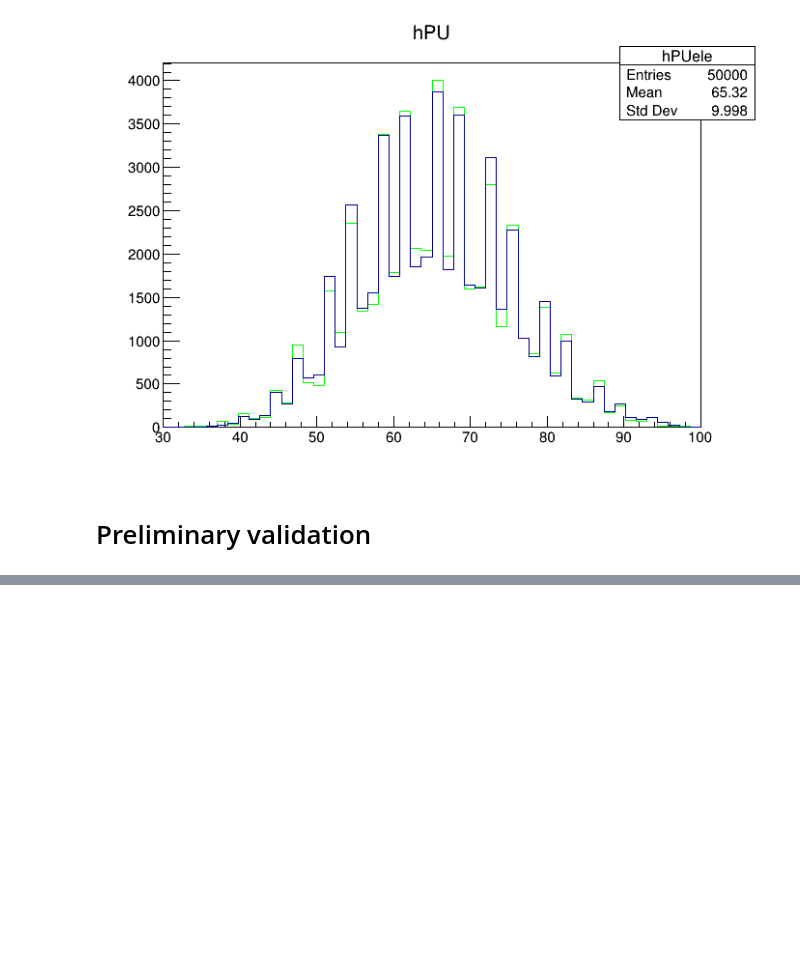
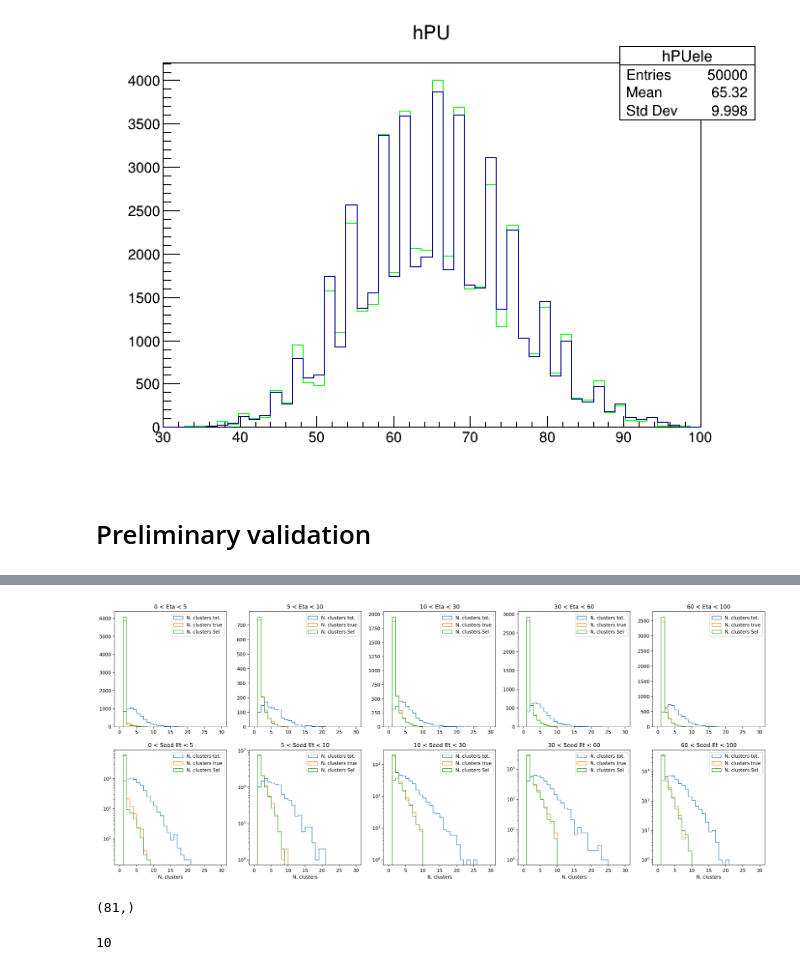
Before and after one commit to valsdav/DeepSuperCluster, a Jupyter notebook: Training/global_model/tf_model_v4.ipynb, the cells around one changed output, grey strips where cells are left out. Drawn from its saved outputs; the diff is of its cells as text; code cells hidden in the pictures; blank space fills up the shorter version.

```diff
--- a/Training/global_model/tf_model_v4.ipynb
+++ b/Training/global_model/tf_model_v4.ipynb
@@ -956,0 +935,24 @@ for j,(e1,e2) in enumerate(etas):
+# %%
+fig, ax = plt.subplots(2,5, figsize=(25,10),dpi=200)
+
+
+ets = [ (0,5),(5,10),(10,30), (30,60),(60,100)]
+
+for j,(e1,e2) in enumerate(ets):
+        ax[0,j].hist(dfc[(abs(dfc.seed_et)>=e1) & (abs(dfc.seed_et)<e2)].ncls,bins=30, range=(0,30),histtype='step', label="N. clusters tot.")
+        ax[0,j].set_title('{} < Eta < {}'.format(e1,e2))
+        ax[1,j].hist(dfc[(abs(dfc.seed_et)>=e1) & (abs(dfc.seed_et)<e2)].ncls,bins=30, range=(0,30),histtype='step', label="N. clusters tot.")
+        ax[1,j].set_xlabel("N. clusters")
+        ax[1,j].set_title('{} < Seed Et < {}'.format(e1,e2))
+        ax[1,j].set_yscale('log')
+
+
+        ax[0,j].hist(dfc[(abs(dfc.seed_et)>=e1) & (abs(dfc.seed_et)<e2)].ncls_true,bins=10, range=(0,10),histtype='step', label="N. clusters true")
+        ax[1,j].hist(dfc[(abs(dfc.seed_et)>=e1) & (abs(dfc.seed_et)<e2)].ncls_true,bins=10, range=(0,10),histtype='step', label="N. clusters true")
+
+        ax[0,j].hist(dfc[(abs(dfc.seed_et)>=e1) & (abs(dfc.seed_et)<e2)].ncls_sel,bins=10, range=(0,10),histtype='step', label="N. clusters Sel")
+        ax[1,j].hist(dfc[(abs(dfc.seed_et)>=e1) & (abs(dfc.seed_et)<e2)].ncls_sel,bins=10, range=(0,10),histtype='step', label="N. clusters Sel")
+        ax[0,j].legend()
+        ax[1,j].legend()
+# %% [output]
+[figure, added]
@@ -956,0 +965,8 @@ for j,(e1,e2) in enumerate(etas):
+# %%
+result.values.shape
+# %% [output]
+(81,)
+# %%
+len(ets)
+# %% [output]
+10
```
Also changed, not shown: parts of 46 cells of this notebook, 2 other files.
